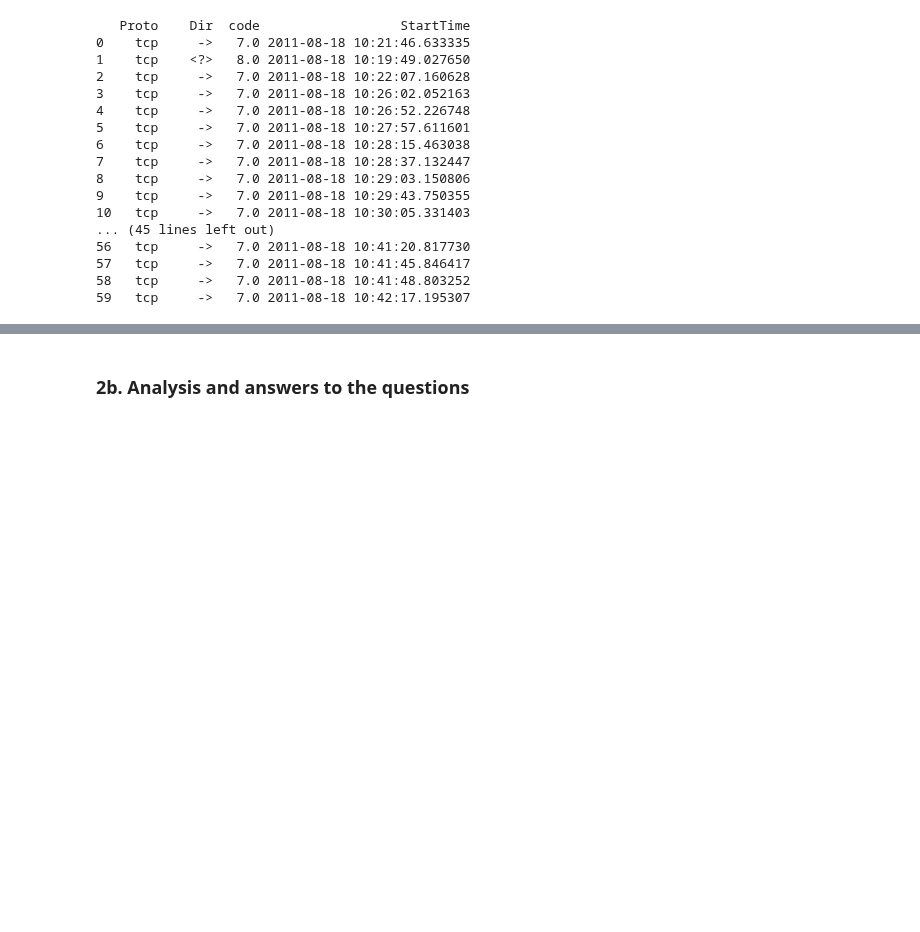
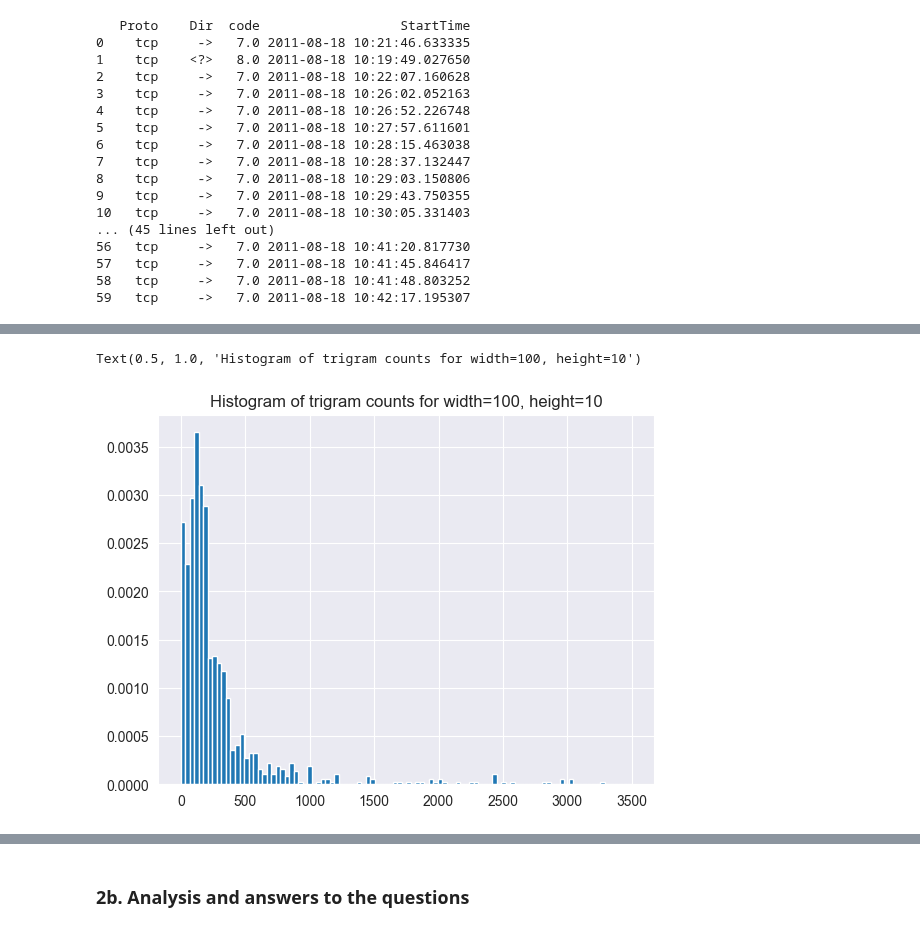
Before and after one commit to kbaran1998/CS4035-cyber-data, a Jupyter notebook: lab3/Lab3.ipynb, the cells around one changed output, grey strips where cells are left out. Saved outputs shown, nothing was run; the diff lists cells and outputs as text; code cells hidden in the pictures; blank space fills up the shorter version.

```diff
--- a/lab3/Lab3.ipynb
+++ b/lab3/Lab3.ipynb
@@ -551,0 +620,6 @@ Width: 100, Height: 100
+# %%
+plt.hist(results[(100, 10)][2].values(), density=True, range=(0, 3500), bins=100)
+plt.title("Histogram of trigram counts for width=100, height=10")
+# %% [output]
+Text(0.5, 1.0, 'Histogram of trigram counts for width=100, height=10')
+[figure, added]
```
Also changed, not shown: parts of 21 cells of this notebook.
